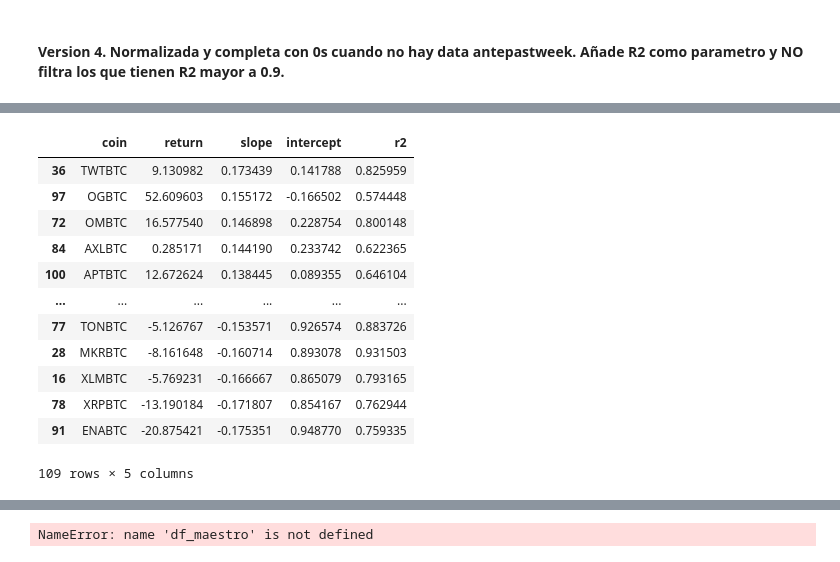
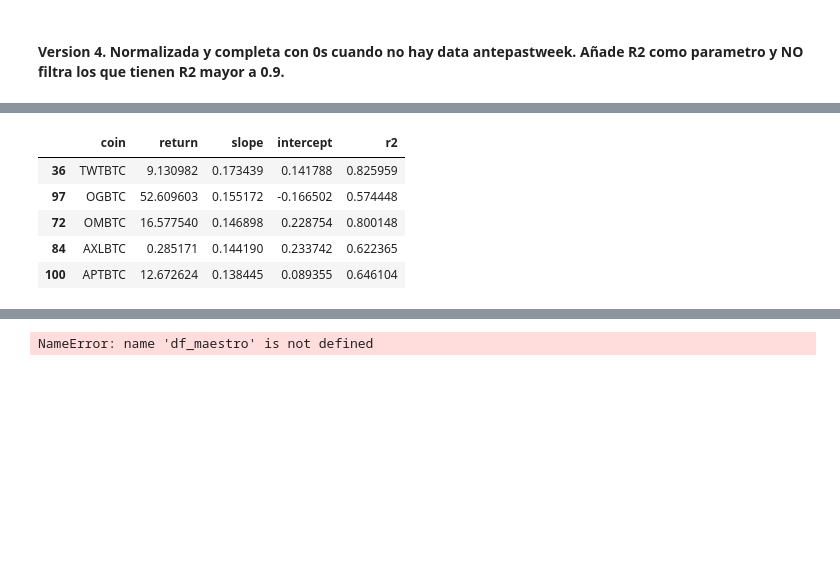
Before and after one commit to eduardogv/binance-momentum, a Jupyter notebook: binance_top_coins.ipynb, the cells around one changed output, grey strips where cells are left out. Drawn from its saved outputs; the diff is of its cells as text; code cells hidden in the pictures; blank space fills up the shorter version.

```diff
--- a/binance_top_coins.ipynb
+++ b/binance_top_coins.ipynb
@@ -767,21 +786,14 @@ Análisis para CELOBTC completado.
 Análisis para ALTBTC completado.
 # %%
 # PAST WEEK ordenado por slope
-df_v4_pastweek = df_version4[1]
+df_v4_pastweek = df_version4[1].head(5)
 df_v4_pastweek
 # %% [output]
 |  | coin | return | slope | intercept | r2 |
 | 36 | TWTBTC | 9.130982 | 0.173439 | 0.141788 | 0.825959 |
 | 97 | OGBTC | 52.609603 | 0.155172 | -0.166502 | 0.574448 |
 | 72 | OMBTC | 16.577540 | 0.146898 | 0.228754 | 0.800148 |
 | 84 | AXLBTC | 0.285171 | 0.144190 | 0.233742 | 0.622365 |
 | 100 | APTBTC | 12.672624 | 0.138445 | 0.089355 | 0.646104 |
-| ... | ... | ... | ... | ... | ... |
-| 77 | TONBTC | -5.126767 | -0.153571 | 0.926574 | 0.883726 |
-| 28 | MKRBTC | -8.161648 | -0.160714 | 0.893078 | 0.931503 |
-| 16 | XLMBTC | -5.769231 | -0.166667 | 0.865079 | 0.793165 |
-| 78 | XRPBTC | -13.190184 | -0.171807 | 0.854167 | 0.762944 |
-| 91 | ENABTC | -20.875421 | -0.175351 | 0.948770 | 0.759335 |
-109 rows × 5 columns
 # %%
 #PAST WEEK ordenado por return
```
Also changed, not shown: parts of 22 cells of this notebook.
